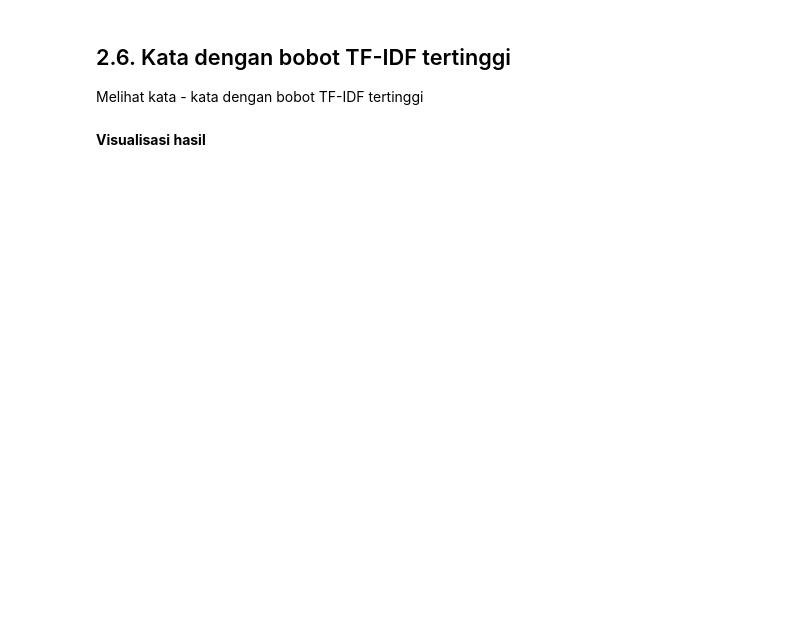
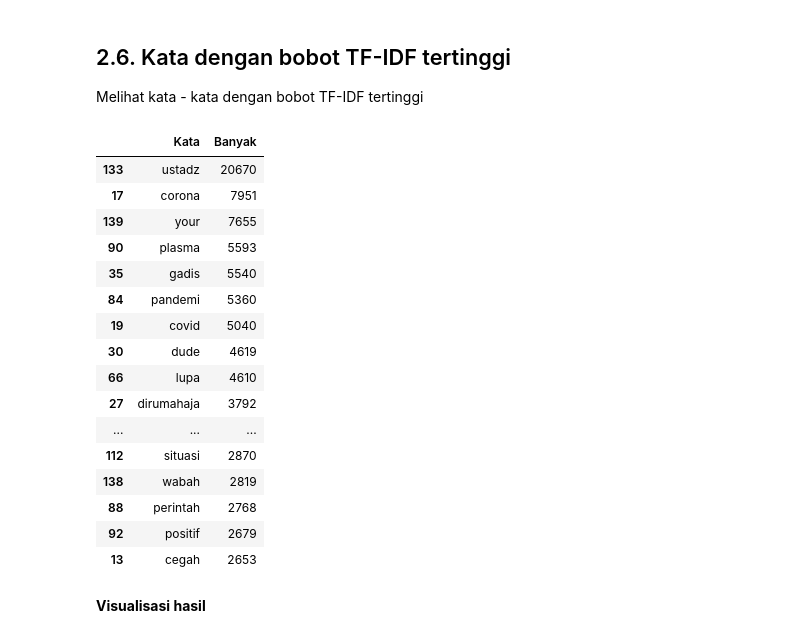
Before and after one commit to Hyuto/Analisis-Sentimen-Corona-DKI-Jakarta, a Jupyter notebook: notebook/Analisis Sentimen.ipynb, the cells around one changed output. Cells and saved outputs as stored; diff of their text form; code cells hidden in the pictures; blank space fills up the shorter version.

```diff
--- a/notebook/Analisis Sentimen.ipynb
+++ b/notebook/Analisis Sentimen.ipynb
@@ -175,31 +176,49 @@ Melihat kata - kata dengan bobot TF-IDF tertinggi
 # %%
 content1, content2 = [], []
 
 for n in range(dimensions[0]):
     # Convert sparse matrix row by row
     row = word_tfidf.getrow(n).toarray()[0].ravel()
     # Get top values and its indexes
     top_ten_indices = row.argsort()[-1]
     top_ten_values = row[row.argsort()[-1]]
     # Identify the highest TFIDF value and word #
     highestTFIDFword = nama_fitur[top_ten_indices]
     highestTFIDFvalue = top_ten_values
     top1word = {'nomor artikel': n+1, 'nilai TFIDF': highestTFIDFvalue,
                 'top word': highestTFIDFword}
     content1.append(top1word)
     content2.append(highestTFIDFword)
 
 # Hitung Frekuiensi kata dengan bobot terbesar
 content2 = np.asarray(content2)
 words, n = np.unique(content2, return_counts=True)
 
 # Convert to DataFrame lalu urutkan secara descending
 # lalu pilih 20 kata dengan frekuensi terbesar
-data = pd.DataFrame({
+words_data = pd.DataFrame({
     'Kata': words,
     'Banyak': n
 }).sort_values(by='Banyak', ascending=False).head(20)
-data
+words_data
+# %% [output]
+|  | Kata | Banyak |
+| 133 | ustadz | 20670 |
+| 17 | corona | 7951 |
+| 139 | your | 7655 |
+| 90 | plasma | 5593 |
+| 35 | gadis | 5540 |
+| 84 | pandemi | 5360 |
+| 19 | covid | 5040 |
+| 30 | dude | 4619 |
+| 66 | lupa | 4610 |
+| 27 | dirumahaja | 3792 |
+| ... | ... | ... |
+| 112 | situasi | 2870 |
+| 138 | wabah | 2819 |
+| 88 | perintah | 2768 |
+| 92 | positif | 2679 |
+| 13 | cegah | 2653 |
 # %% [markdown]
 **Visualisasi hasil**
 # %%
```
Also changed, not shown: parts of 16 cells of this notebook, 4 other files.
